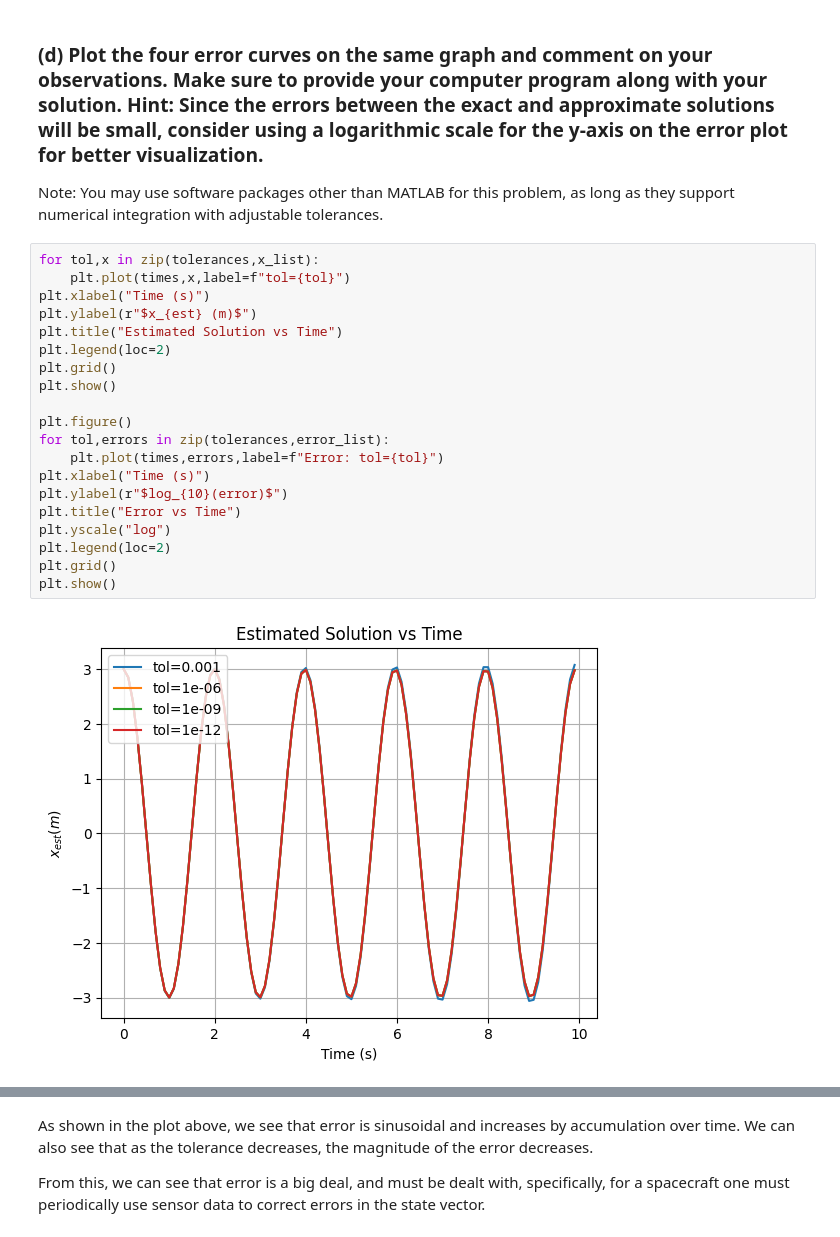
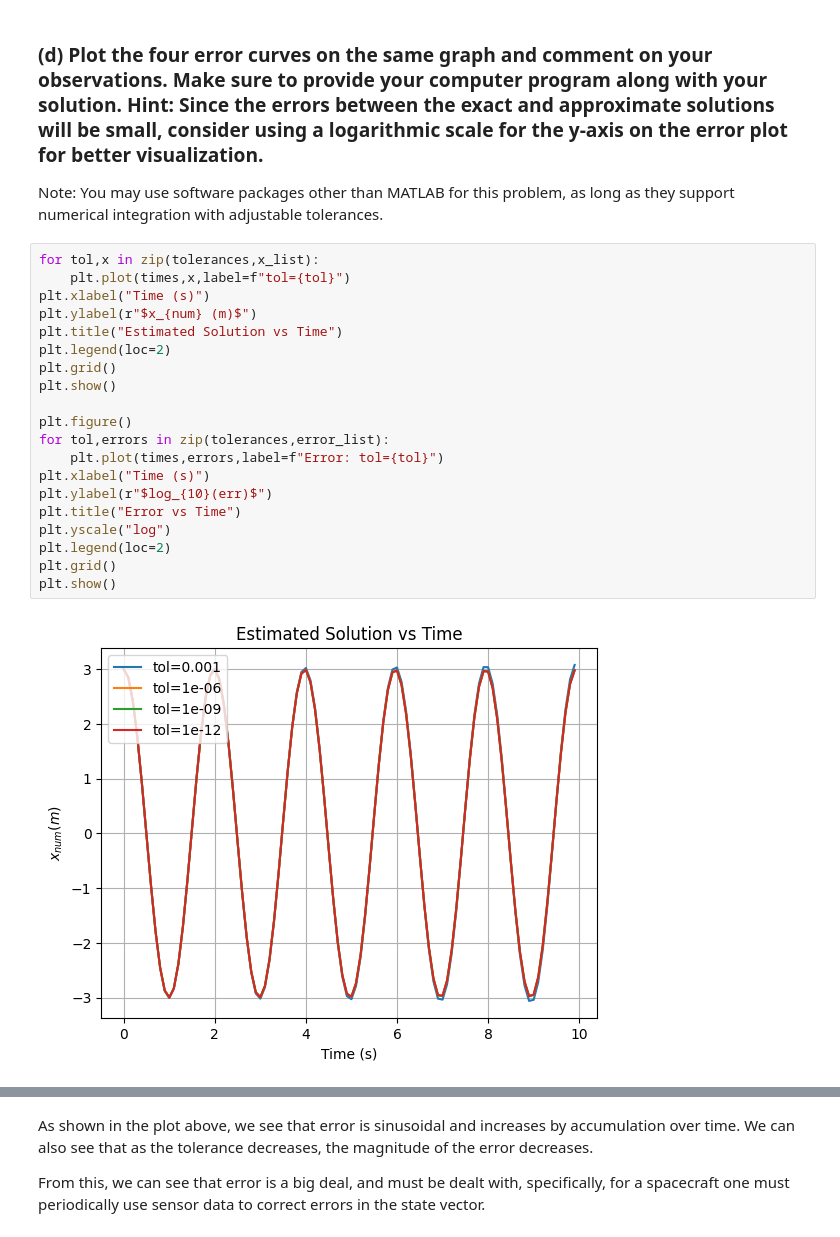
Before and after one commit to jjermstad24/Fall_2024_Classes, a Jupyter notebook: AERO_424/Homework_1.ipynb, the cells around one changed output, grey strips where cells are left out. Saved outputs shown, nothing was run; the diff lists cells and outputs as text.

```diff
--- a/AERO_424/Homework_1.ipynb
+++ b/AERO_424/Homework_1.ipynb
@@ -263,22 +265,22 @@ as they support numerical integration with adjustable tolerances.
 # %%
 for tol,x in zip(tolerances,x_list):
     plt.plot(times,x,label=f"tol={tol}")
 plt.xlabel("Time (s)")
-plt.ylabel(r"$x_{est} (m)$")
+plt.ylabel(r"$x_{num} (m)$")
 plt.title("Estimated Solution vs Time")
 plt.legend(loc=2)
 plt.grid()
 plt.show()
 
 plt.figure()
 for tol,errors in zip(tolerances,error_list):
     plt.plot(times,errors,label=f"Error: tol={tol}")
 plt.xlabel("Time (s)")
-plt.ylabel(r"$log_{10}(error)$")
+plt.ylabel(r"$log_{10}(err)$")
 plt.title("Error vs Time")
 plt.yscale("log")
 plt.legend(loc=2)
 plt.grid()
 plt.show()
 # %% [output]
-[figure, old version]
+[figure, new version]
```
Also changed, not shown: parts of 13 cells of this notebook.
